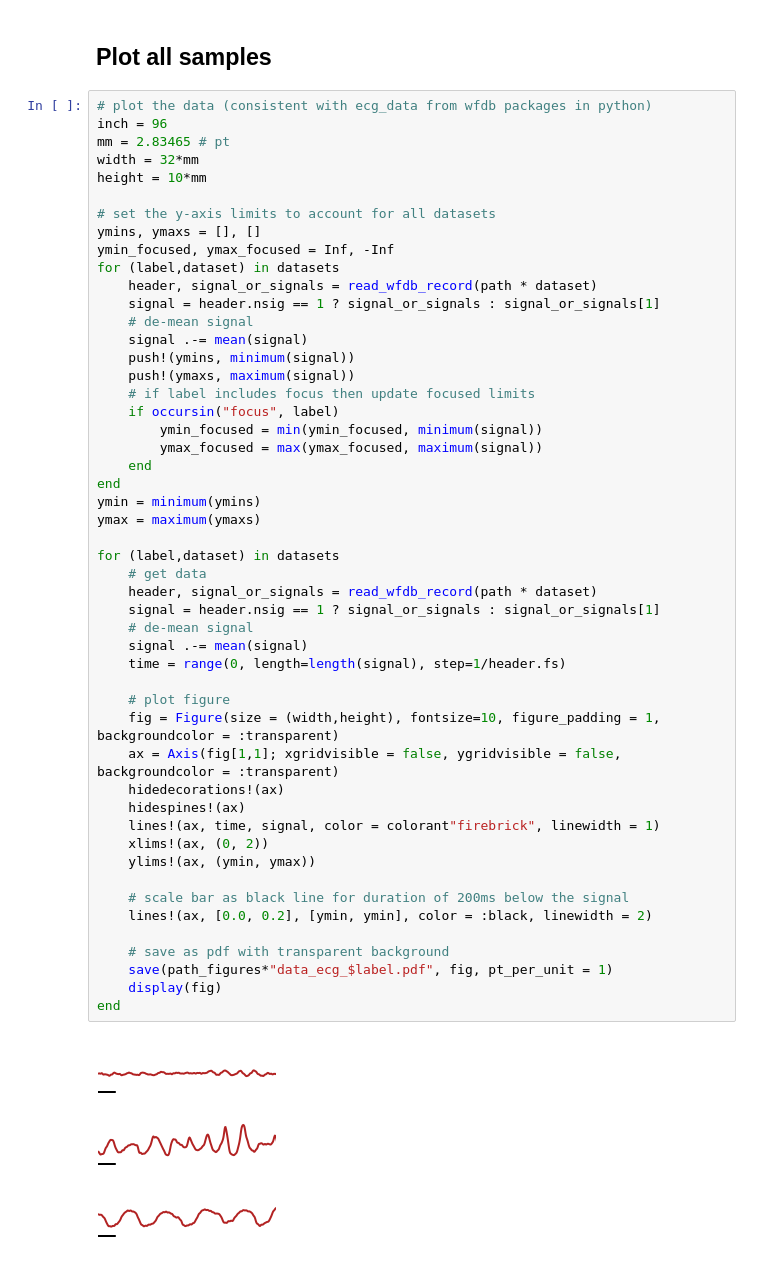
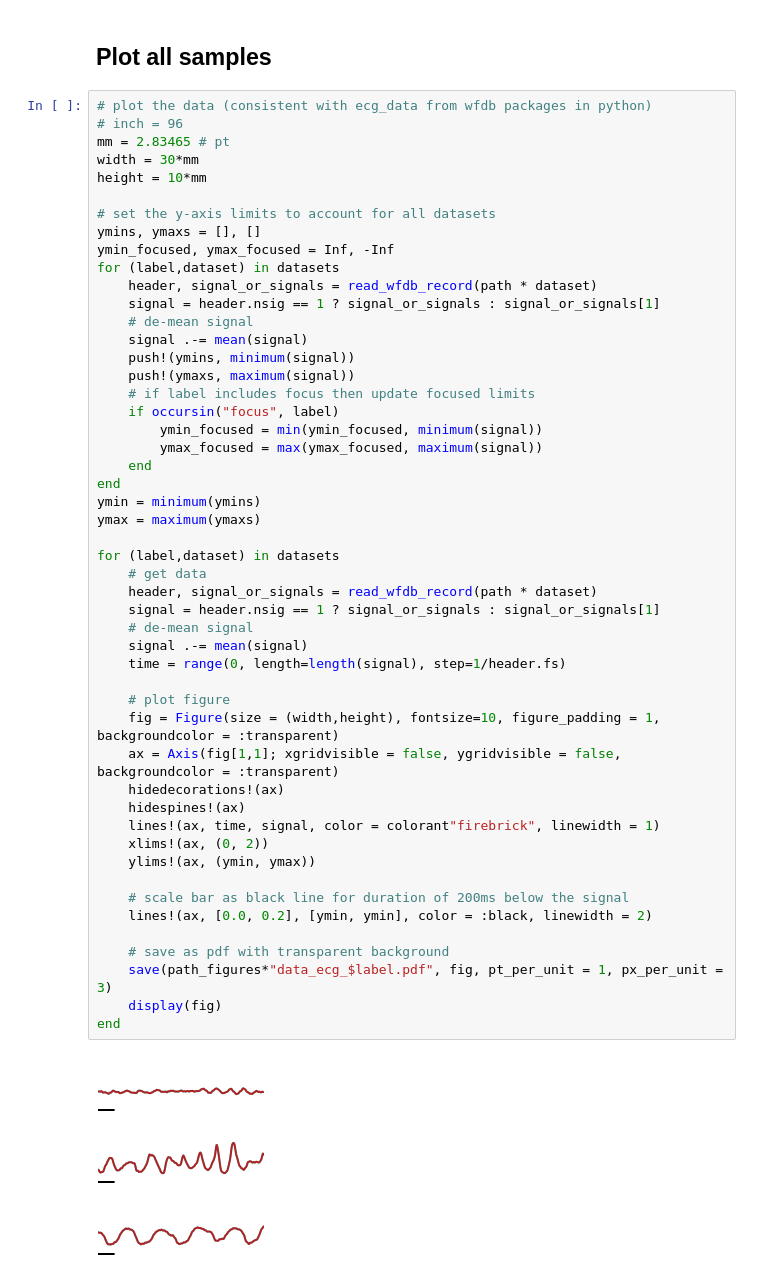
Before and after one commit to Priesemann-Group/perspective_heart_and_brain, a Jupyter notebook: notebooks_figures_paper/data_ecg.ipynb, the cells around one changed output. Cells and saved outputs as stored; diff of their text form.

```diff
--- a/notebooks_figures_paper/data_ecg.ipynb
+++ b/notebooks_figures_paper/data_ecg.ipynb
@@ -81,9 +81,9 @@ fig
 ## Plot all samples
 # %%
 # plot the data (consistent with ecg_data from wfdb packages in python)
-inch = 96
+# inch = 96
 mm = 2.83465 # pt
-width = 32*mm
+width = 30*mm
 height = 10*mm
 
 # set the y-axis limits to account for all datasets
@@ -102,34 +102,34 @@ for (label,dataset) in datasets
         ymax_focused = max(ymax_focused, maximum(signal))
     end
 end
 ymin = minimum(ymins)
 ymax = maximum(ymaxs)
 
 for (label,dataset) in datasets
     # get data
     header, signal_or_signals = read_wfdb_record(path * dataset)
     signal = header.nsig == 1 ? signal_or_signals : signal_or_signals[1]
     # de-mean signal
     signal .-= mean(signal)
     time = range(0, length=length(signal), step=1/header.fs)
 
     # plot figure
     fig = Figure(size = (width,height), fontsize=10, figure_padding = 1, backgroundcolor = :transparent)
     ax = Axis(fig[1,1]; xgridvisible = false, ygridvisible = false, backgroundcolor = :transparent)
     hidedecorations!(ax)
     hidespines!(ax)
     lines!(ax, time, signal, color = colorant"firebrick", linewidth = 1)
     xlims!(ax, (0, 2))
     ylims!(ax, (ymin, ymax))
 
     # scale bar as black line for duration of 200ms below the signal
     lines!(ax, [0.0, 0.2], [ymin, ymin], color = :black, linewidth = 2)
 
     # save as pdf with transparent background
-    save(path_figures*"data_ecg_$label.pdf", fig, pt_per_unit = 1)
+    save(path_figures*"data_ecg_$label.pdf", fig, pt_per_unit = 1, px_per_unit = 3)
     display(fig)
 end
 # %% [output]
-[figure, old version]
+[figure, new version]
-[figure, old version]
+[figure, new version]
-[figure, old version]
+[figure, new version]
```
Also changed, not shown: parts of 1 cell of this notebook, 4 other files.
